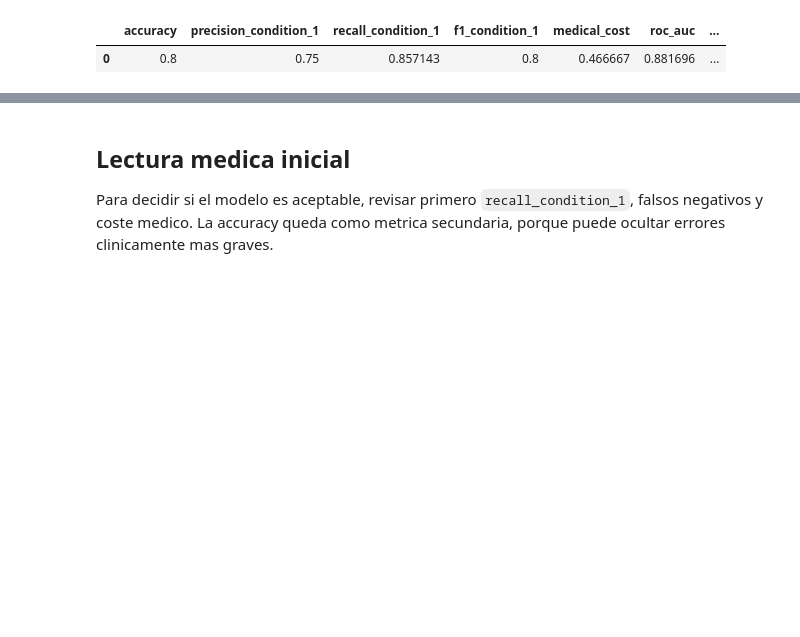
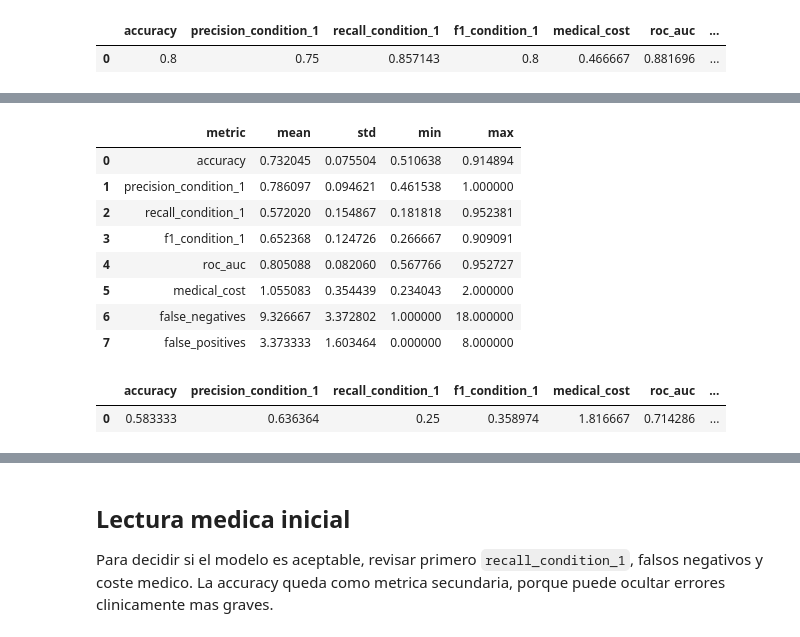
Before and after one commit to JD3M0N/ML, a Jupyter notebook: mundial_project/notebooks/03_aprendizaje_supervisado.ipynb, the cells around one changed output, grey strips where cells are left out. Drawn from its saved outputs; the diff is of its cells as text; code cells hidden in the pictures; blank space fills up the shorter version.

```diff
--- a/mundial_project/notebooks/03_aprendizaje_supervisado.ipynb
+++ b/mundial_project/notebooks/03_aprendizaje_supervisado.ipynb
@@ -287,0 +300,29 @@ svm_test_metrics
+# %%
+import importlib
+import sys
+from pathlib import Path
+
+cwd = Path.cwd().resolve()
+if (cwd / "src").exists():
+    project_root = cwd
+elif (cwd / "mundial_project" / "src").exists():
+    project_root = cwd / "mundial_project"
+elif (cwd.parent / "src").exists():
+    project_root = cwd.parent
+else:
+    raise RuntimeError(f"No se encontro la carpeta src desde {cwd}")
+src_dir = project_root / "src"
+if str(src_dir) not in sys.path:
+    sys.path.append(str(src_dir))
+
+import task3_common
+
+importlib.reload(task3_common)
+if "task3_mlp" in sys.modules:
+    task3_mlp = importlib.reload(sys.modules["task3_mlp"])
+else:
+    task3_mlp = importlib.import_module("task3_mlp")
+from task3_mlp import run as run_mlp
+
+mlp_result = run_mlp()
+mlp_result["output_dir"]
@@ -287,0 +346,19 @@ svm_test_metrics
+# %%
+mlp_cv_summary = pd.read_csv(mlp_result["output_dir"] / "cv_metricas_resumen.csv")
+mlp_cv_summary
+# %% [output]
+|  | metric | mean | std | min | max |
+| 0 | accuracy | 0.732045 | 0.075504 | 0.510638 | 0.914894 |
+| 1 | precision_condition_1 | 0.786097 | 0.094621 | 0.461538 | 1.000000 |
+| 2 | recall_condition_1 | 0.572020 | 0.154867 | 0.181818 | 0.952381 |
+| 3 | f1_condition_1 | 0.652368 | 0.124726 | 0.266667 | 0.909091 |
+| 4 | roc_auc | 0.805088 | 0.082060 | 0.567766 | 0.952727 |
+| 5 | medical_cost | 1.055083 | 0.354439 | 0.234043 | 2.000000 |
+| 6 | false_negatives | 9.326667 | 3.372802 | 1.000000 | 18.000000 |
+| 7 | false_positives | 3.373333 | 1.603464 | 0.000000 | 8.000000 |
+# %%
+mlp_test_metrics = pd.read_csv(mlp_result["output_dir"] / "test_metricas.csv")
+mlp_test_metrics
+# %% [output]
+|  | accuracy | precision_condition_1 | recall_condition_1 | f1_condition_1 | medical_cost | roc_auc | ... |
+| 0 | 0.583333 | 0.636364 | 0.25 | 0.358974 | 1.816667 | 0.714286 | ... |
```
Also changed, not shown: parts of 5 cells of this notebook, 19 other files.
